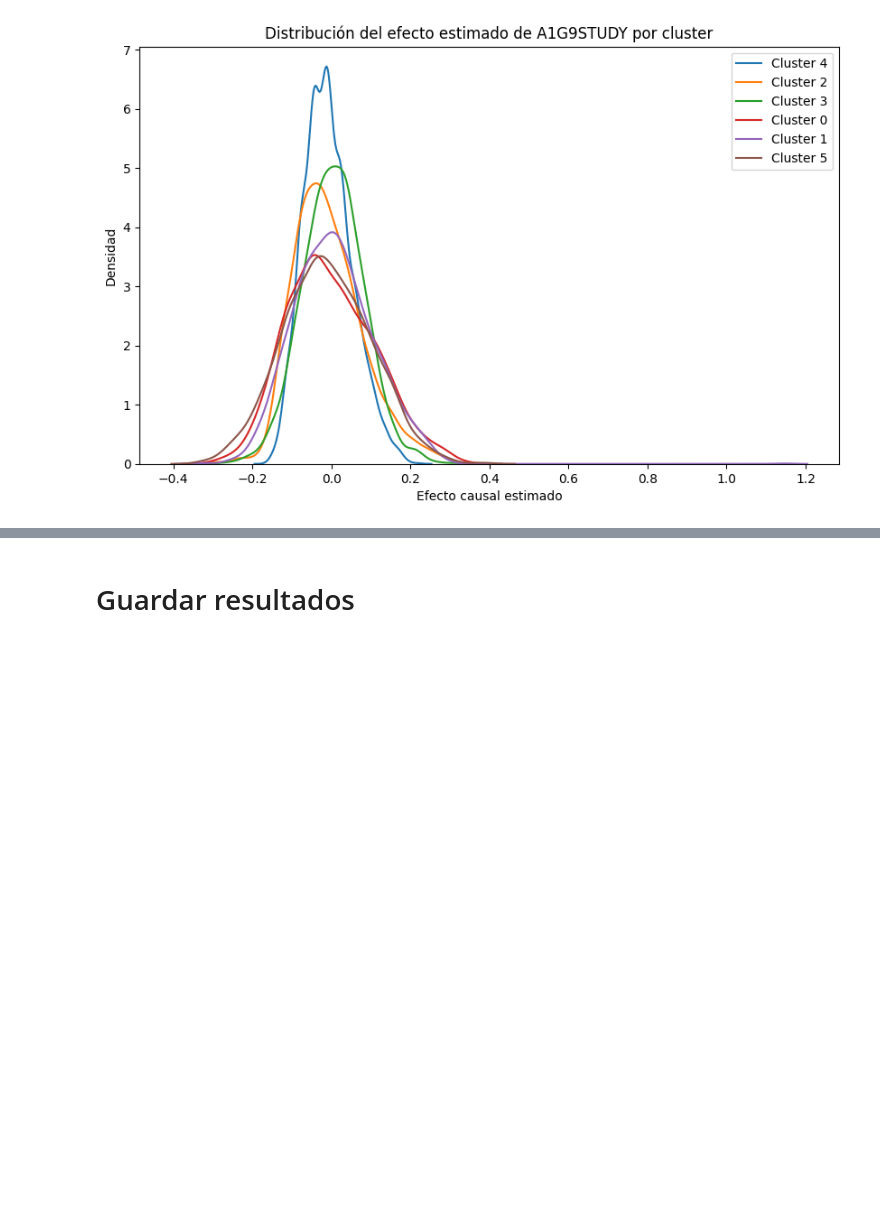
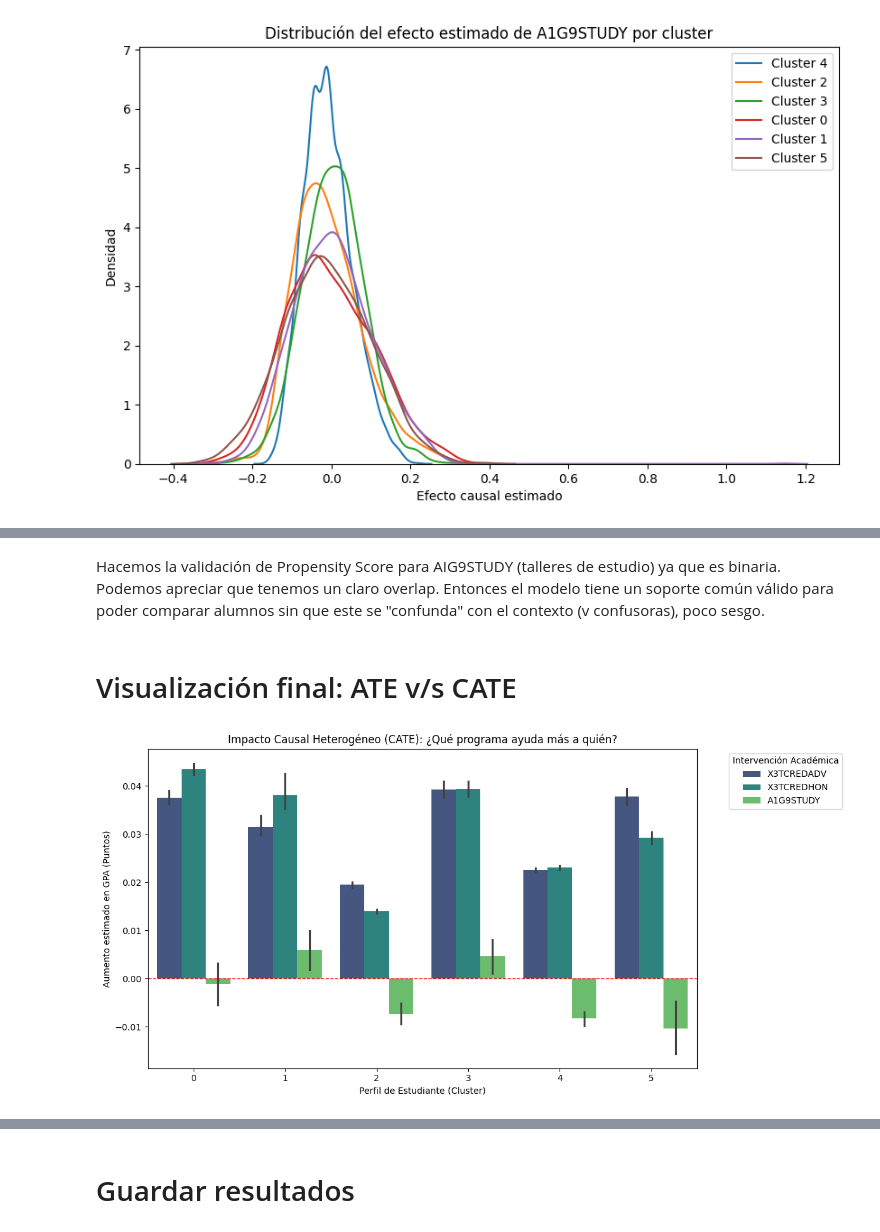
Before and after one commit to ClemoAcevedo/hsls09-causal-impact, a Jupyter notebook: Entrega Final/Entrega_Final_Proyecto_IIC2433.ipynb, the cells around one changed output, grey strips where cells are left out. Cells and saved outputs as stored; diff of their text form; code cells hidden in the pictures; blank space fills up the shorter version.

```diff
--- a/Entrega Final/Entrega_Final_Proyecto_IIC2433.ipynb
+++ b/Entrega Final/Entrega_Final_Proyecto_IIC2433.ipynb
@@ -656,0 +728,29 @@ for treatment_name in tratamiento:
+# %% [markdown]
+Hacemos la validación de Propensity Score para AIG9STUDY (talleres de estudio) ya que es binaria. Podemos apreciar que tenemos un claro overlap. Entonces el modelo tiene un soporte común válido para poder comparar alumnos sin que este se "confunda" con el contexto (v confusoras), poco sesgo.
+# %% [markdown]
+# Visualización final: ATE v/s CATE
+# %%
+# Preparamos los datos para graficar
+effect_cols = [col for col in df_clustered.columns if 'effect_' in col]
+plot_data = df_clustered.melt(id_vars=['Cluster'],
+                              value_vars=effect_cols,
+                              var_name='Tratamiento',
+                              value_name='Impacto en GPA')
+
+# Limpiamos los nombres para que se vean bonitos en el gráfico
+plot_data['Tratamiento'] = plot_data['Tratamiento'].str.replace('effect_', '')
+
+# Graficamos
+plt.figure(figsize=(12, 6))
+sns.barplot(data=plot_data, x='Cluster', y='Impacto en GPA', hue='Tratamiento', palette='viridis')
+plt.axhline(0, color='red', linestyle='--', linewidth=1)
+
+plt.title("Impacto Causal Heterogéneo (CATE): ¿Qué programa ayuda más a quién?")
+plt.ylabel("Aumento estimado en GPA (Puntos)")
+plt.xlabel("Perfil de Estudiante (Cluster)")
+plt.legend(title="Intervención Académica", bbox_to_anchor=(1.05, 1), loc='upper left')
+
+plt.tight_layout()
+plt.show()
+# %% [output]
+[figure, added]
```
Also changed, not shown: parts of 14 cells of this notebook.
